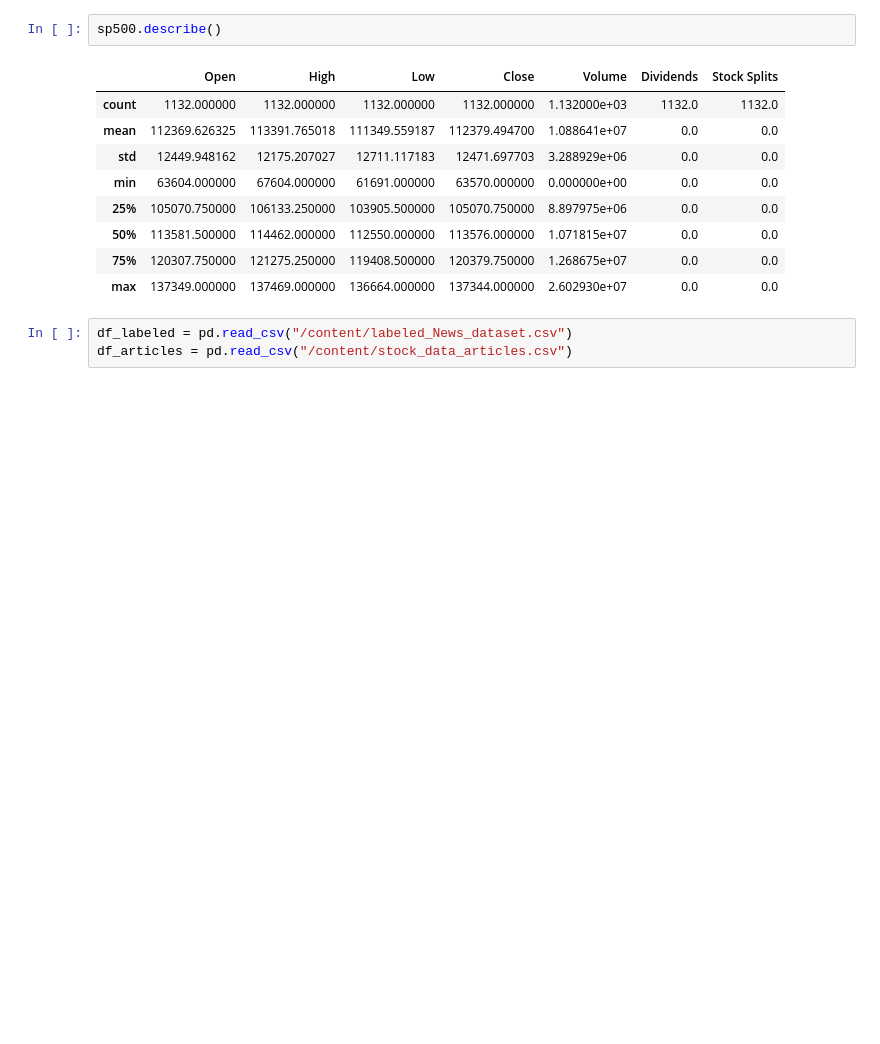
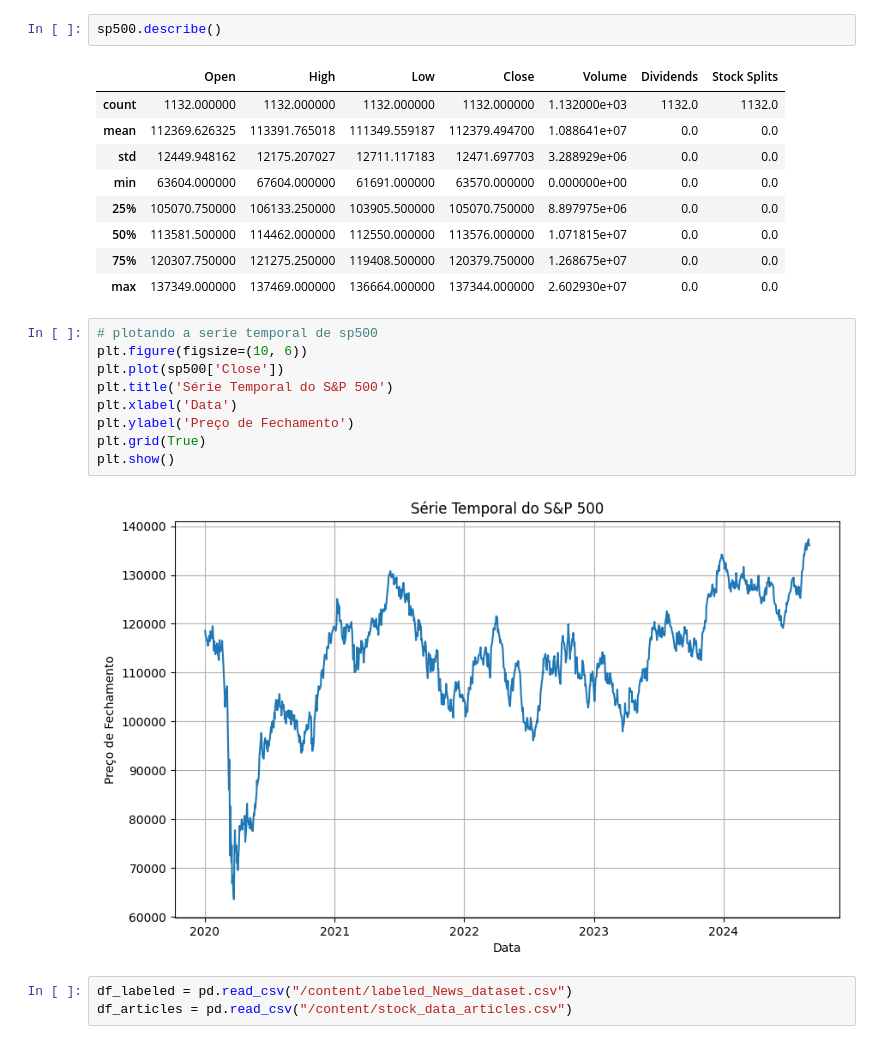
Before and after one commit to erlonL/series-temporais, a Jupyter notebook: projeto2/ST_Projeto2.ipynb, the cells around one changed output. Saved outputs shown, nothing was run; the diff lists cells and outputs as text; blank space fills up the shorter version.

```diff
--- a/projeto2/ST_Projeto2.ipynb
+++ b/projeto2/ST_Projeto2.ipynb
@@ -117,6 +120,17 @@ sp500.describe()
 | 50% | 113581.500000 | 114462.000000 | 112550.000000 | 113576.000000 | 1.071815e+07 | 0.0 | 0.0 |
 | 75% | 120307.750000 | 121275.250000 | 119408.500000 | 120379.750000 | 1.268675e+07 | 0.0 | 0.0 |
 | max | 137349.000000 | 137469.000000 | 136664.000000 | 137344.000000 | 2.602930e+07 | 0.0 | 0.0 |
+# %%
+# plotando a serie temporal de sp500
+plt.figure(figsize=(10, 6))
+plt.plot(sp500['Close'])
+plt.title('Série Temporal do S&P 500')
+plt.xlabel('Data')
+plt.ylabel('Preço de Fechamento')
+plt.grid(True)
+plt.show()
+# %% [output]
+[figure, added]
 # %%
 df_labeled = pd.read_csv("/content/labeled_News_dataset.csv")
 df_articles = pd.read_csv("/content/stock_data_articles.csv")
```
Also changed, not shown: parts of 16 cells of this notebook.
